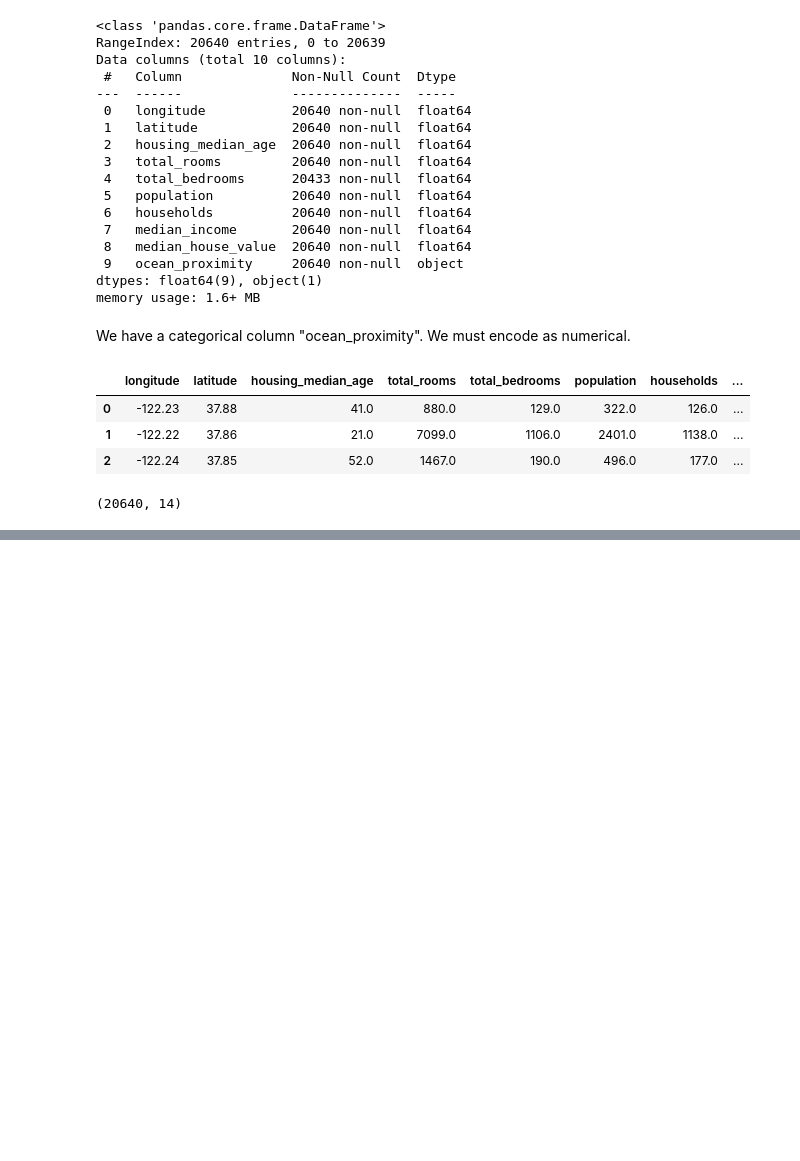
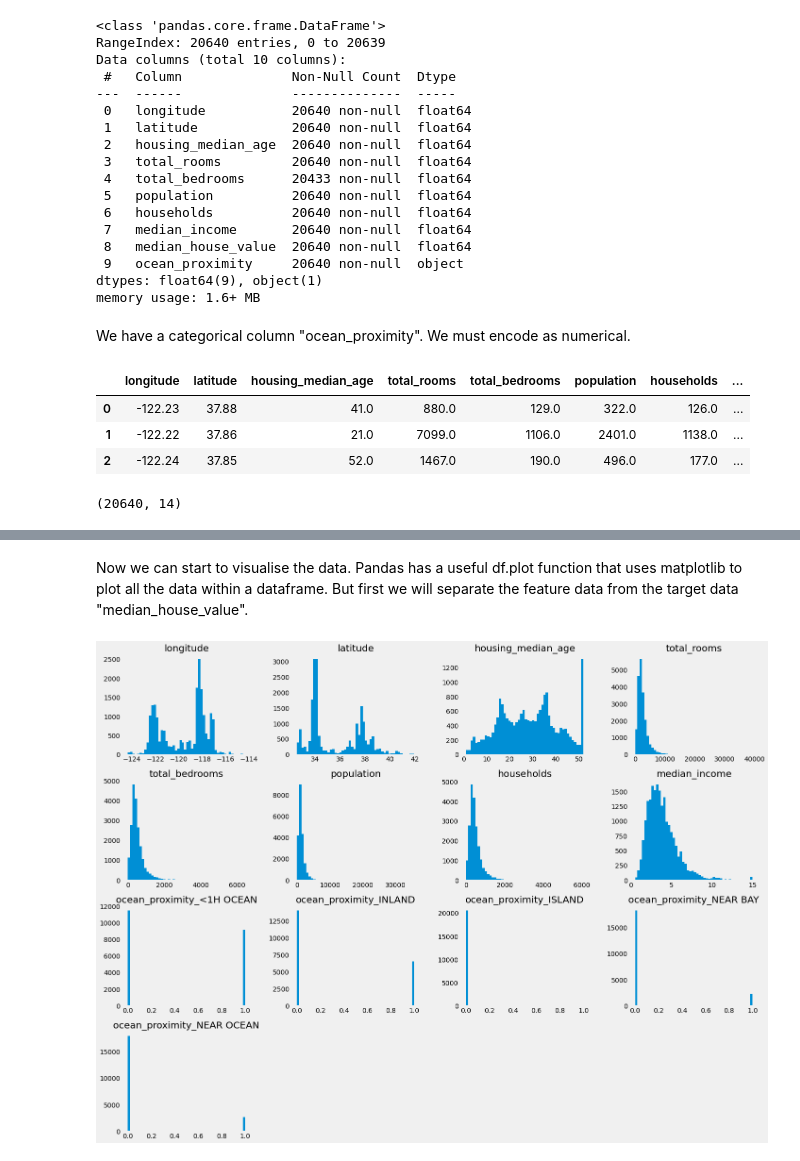
Before and after one commit to johnsonadam187/scikit_ml_projects, a Jupyter notebook: housing_data_multiple_regr.ipynb, the cells around one changed output, grey strips where cells are left out. Drawn from its saved outputs; the diff is of its cells as text; code cells hidden in the pictures; blank space fills up the shorter version.

```diff
--- a/housing_data_multiple_regr.ipynb
+++ b/housing_data_multiple_regr.ipynb
@@ -107,0 +125,3 @@ df1.shape
+# %%
+median_bedrooms = df1['total_bedrooms'].value_counts().median()
+median_bedrooms
@@ -107,0 +130,2 @@ df1.shape
+# %%
+df1["total_bedrooms"].fillna(median_bedrooms, inplace=True)
@@ -107,0 +154,12 @@ df1.shape
+# %% [markdown]
+Now we can start to visualise the data. Pandas has a useful df.plot function that uses matplotlib to plot all the data within a dataframe. But first we will separate the feature data from the target data "median_house_value".
+# %%
+target = df1.pop('median_house_value')
+# %%
+%matplotlib inline
+plt.style.use('fivethirtyeight')
+df1.hist(bins=50, figsize=(20, 15), grid=False)  #.hist() is the method of applying .plot(kind='hist)
+plt.tight_layout()
+plt.show()
+# %% [output]
+[figure, added]
```
Also changed, not shown: parts of 72 cells of this notebook.
